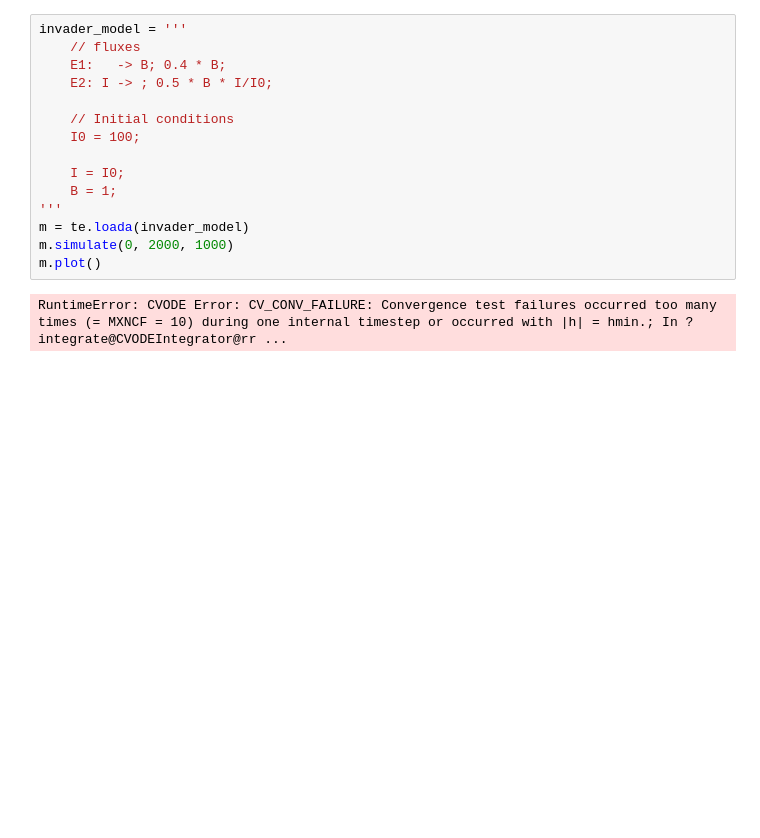
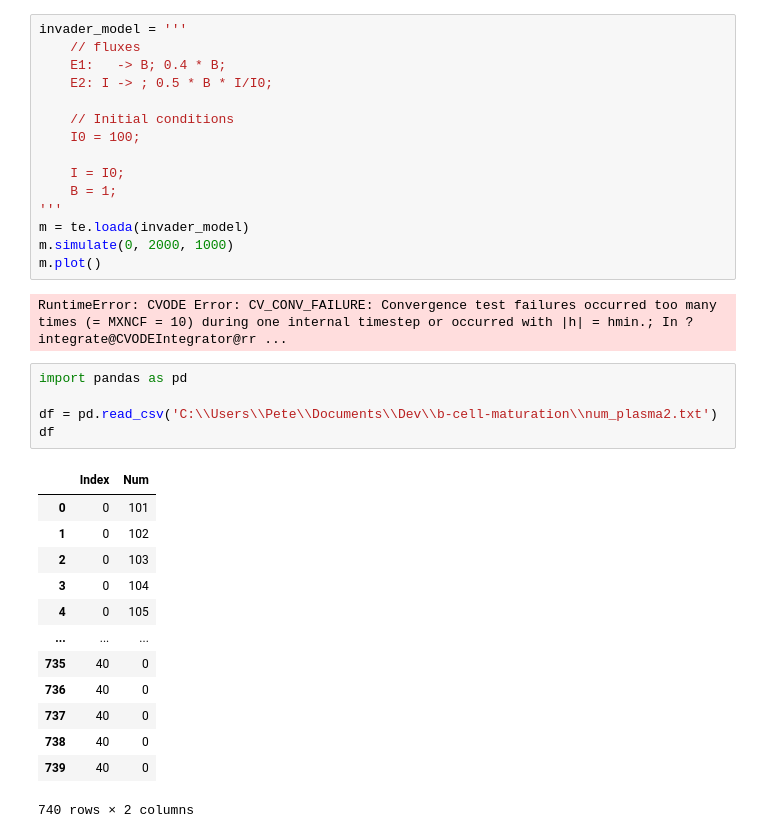
Before and after one commit to elmbeech/b-cell-maturation, a Jupyter notebook: PhysiCell/custom_modules/ode/plot_invaders.ipynb, the cells around one changed output. Saved outputs shown, nothing was run; the diff lists cells and outputs as text; blank space fills up the shorter version.

```diff
--- a/PhysiCell/custom_modules/ode/plot_invaders.ipynb
+++ b/PhysiCell/custom_modules/ode/plot_invaders.ipynb
@@ -49,3 +49,22 @@ m.simulate(0, 2000, 1000)
 m.plot()
 # %% [output]
 RuntimeError: CVODE Error: CV_CONV_FAILURE: Convergence test failures occurred too many times (= MXNCF = 10) during one internal timestep or occurred with |h| = hmin.; In ?integrate@CVODEIntegrator@rr ...
+# %%
+import pandas as pd
+
+df = pd.read_csv('C:\\Users\\Pete\\Documents\\Dev\\b-cell-maturation\\num_plasma2.txt')
+df
+# %% [output]
+|  | Index | Num |
+| 0 | 0 | 101 |
+| 1 | 0 | 102 |
+| 2 | 0 | 103 |
+| 3 | 0 | 104 |
+| 4 | 0 | 105 |
+| ... | ... | ... |
+| 735 | 40 | 0 |
+| 736 | 40 | 0 |
+| 737 | 40 | 0 |
+| 738 | 40 | 0 |
+| 739 | 40 | 0 |
+740 rows × 2 columns
```
Also changed, not shown: parts of 1 cell of this notebook, 1 other file.
